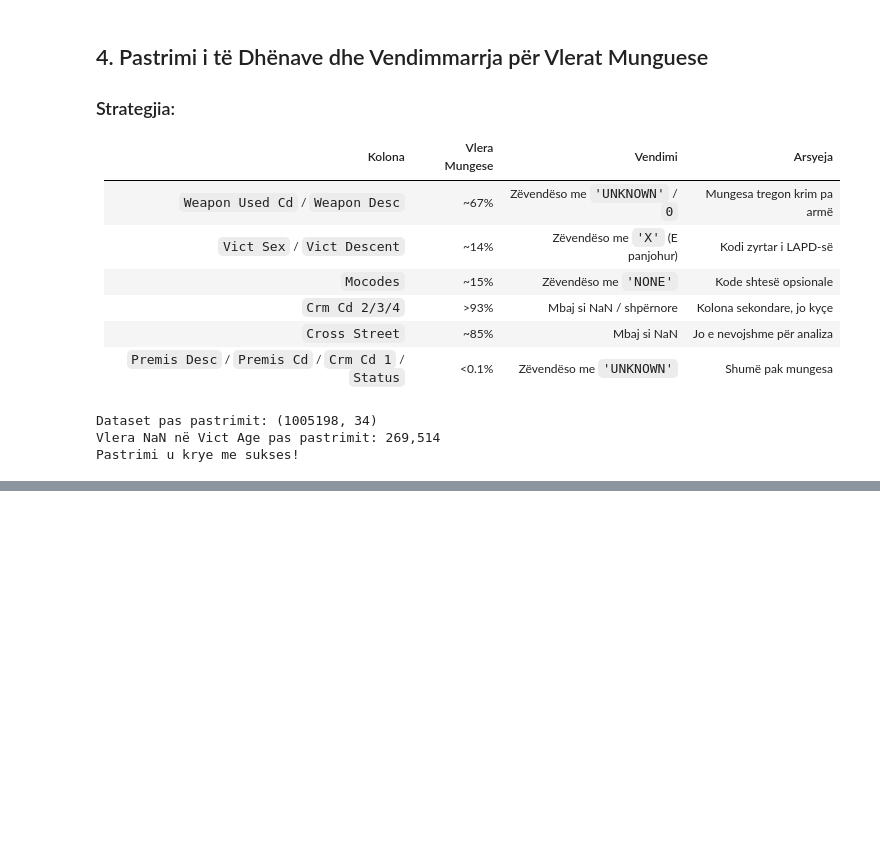
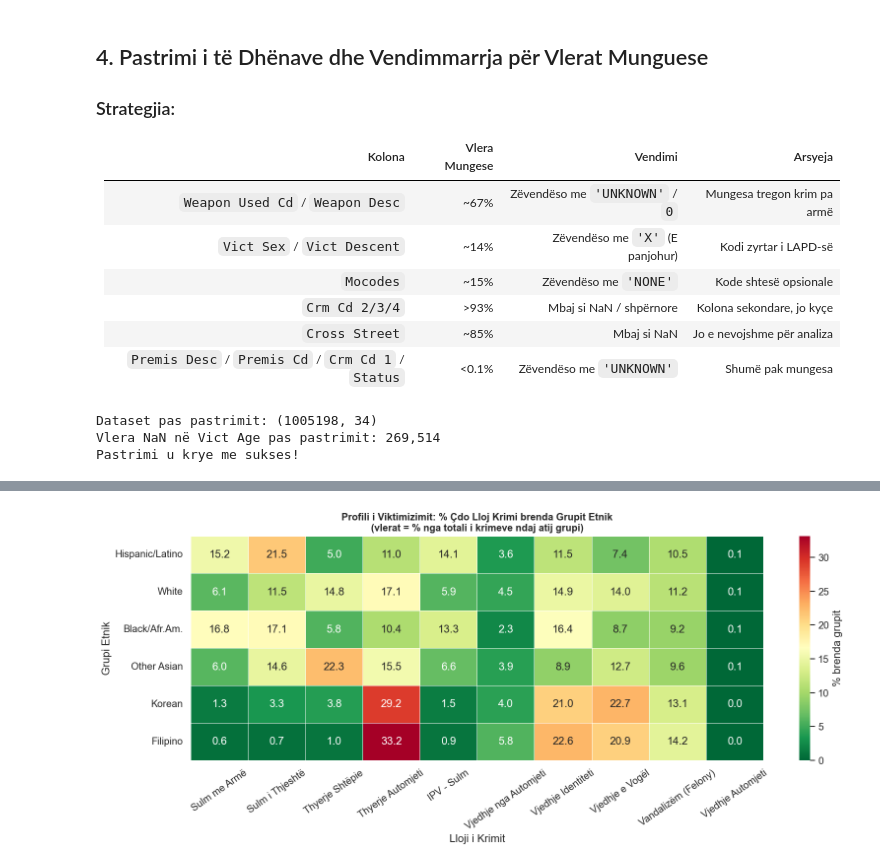
Before and after one commit to kle-di/LAPD-Crime-Analysis, a Jupyter notebook: Crime_analysis.ipynb, the cells around one changed output, grey strips where cells are left out. Saved outputs shown, nothing was run; the diff lists cells and outputs as text; code cells hidden in the pictures; blank space fills up the shorter version.

```diff
--- a/Crime_analysis.ipynb
+++ b/Crime_analysis.ipynb
@@ -209,0 +444,41 @@ Pastrimi u krye me sukses!
+# %%
+# Top 10 krimet dhe top 6 grupet
+top_crimes_hm = df['Crm Cd Desc'].value_counts().head(10).index.tolist()
+top_groups_hm = ['Hispanic/Latino','White','Black/Afr.Am.','Other Asian','Korean','Filipino']
+
+subset_hm = df[df['Descent Name'].isin(top_groups_hm) &
+               df['Crm Cd Desc'].isin(top_crimes_hm)].copy()
+
+# Normalizojmë brenda çdo grupi (profili relativ)
+pivot_hm = subset_hm.groupby(['Descent Name','Crm Cd Desc']).size().unstack(fill_value=0)
+pivot_hm_norm = pivot_hm.div(pivot_hm.sum(axis=1), axis=0) * 100  # % brenda grupit
+pivot_hm_norm = pivot_hm_norm.loc[top_groups_hm]
+
+# Shkurto etiketat
+short_names = {
+    'VEHICLE - STOLEN': 'Vjedhje Automjeti',
+    'BATTERY - SIMPLE ASSAULT': 'Sulm i Thjeshtë',
+    'BURGLARY FROM VEHICLE': 'Thyerje Automjeti',
+    'THEFT OF IDENTITY': 'Vjedhje Identiteti',
+    'VANDALISM - FELONY ($400 & OVER, ALL CHURCH VANDALISMS)': 'Vandalizëm (Felony)',
+    'BURGLARY': 'Thyerje Shtëpie',
+    'THEFT PLAIN - PETTY ($950 & UNDER)': 'Vjedhje e Vogël',
+    'ASSAULT WITH DEADLY WEAPON, AGGRAVATED ASSAULT': 'Sulm me Armë',
+    'INTIMATE PARTNER - SIMPLE ASSAULT': 'IPV - Sulm',
+    'THEFT FROM MOTOR VEHICLE - PETTY ($950 & UNDER)': 'Vjedhje nga Automjeti'
+}
+pivot_hm_norm.columns = [short_names.get(c, c[:25]) for c in pivot_hm_norm.columns]
+
+fig, ax = plt.subplots(figsize=(14, 6))
+sns.heatmap(pivot_hm_norm, annot=True, fmt='.1f', cmap='RdYlGn_r',
+            ax=ax, cbar_kws={'label': '% brenda grupit'},
+            linewidths=0.5, linecolor='white')
+ax.set_title('Profili i Viktimizimit: % Çdo Lloj Krimi brenda Grupit Etnik\n(vlerat = % nga totali i krimeve ndaj atij grupi)',
+             fontweight='bold', fontsize=12)
+ax.set_xlabel('Lloji i Krimit')
+ax.set_ylabel('Grupi Etnik')
+ax.tick_params(axis='x', rotation=35)
+plt.tight_layout()
+plt.show()
+# %% [output]
+[figure, added]
```
Also changed, not shown: parts of 15 cells of this notebook.
